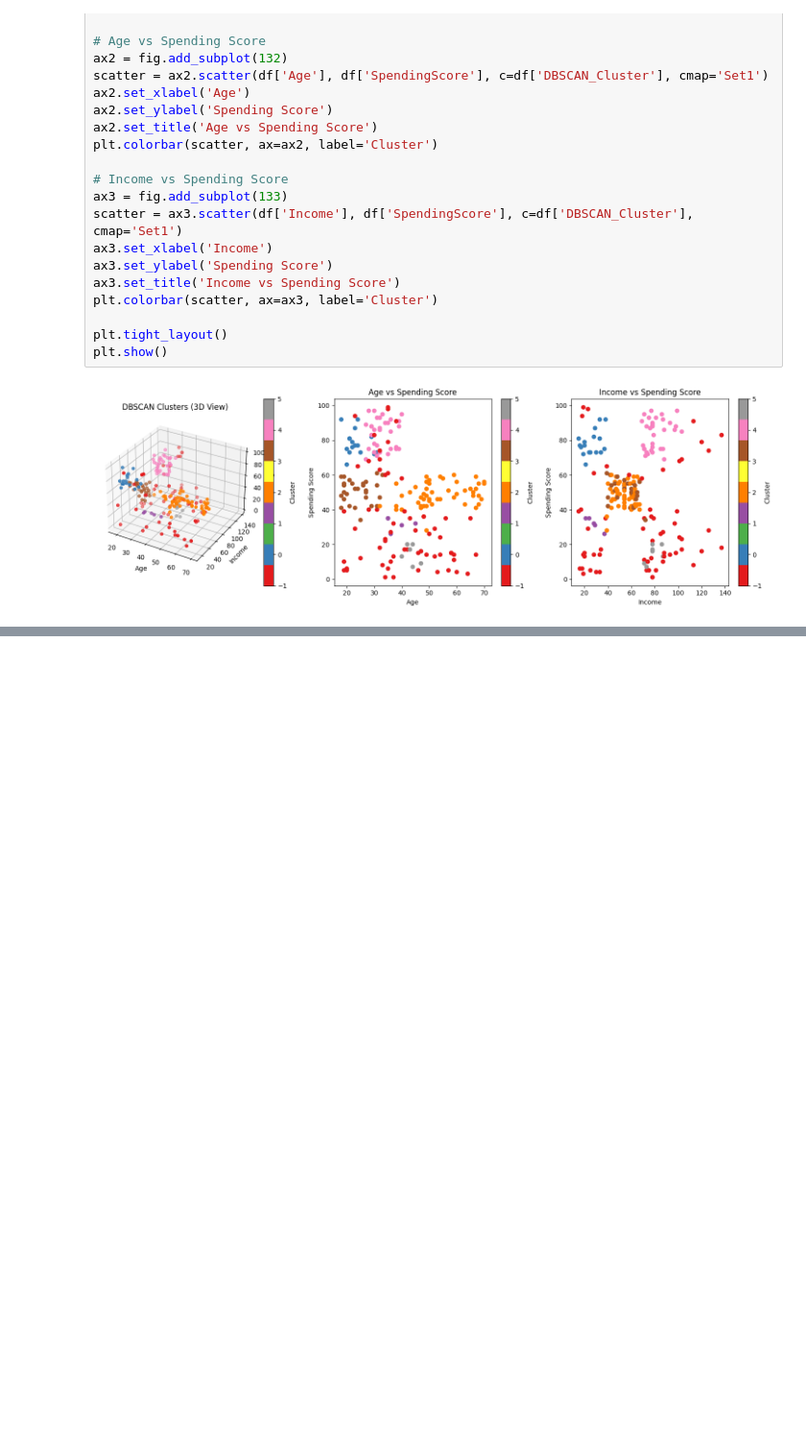
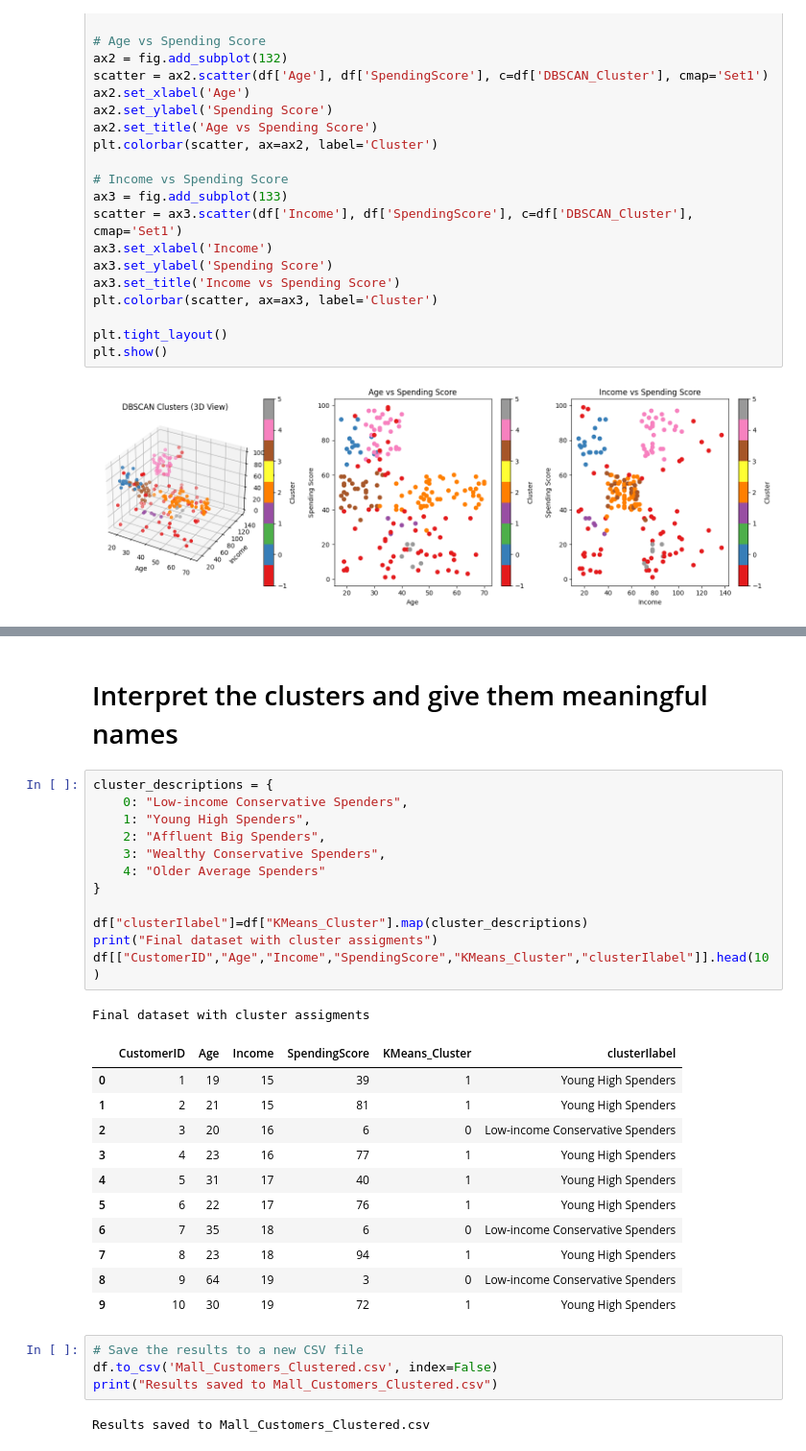
Before and after one commit to kumar-kiran-24/Mall-Customer-Segmentation, a Jupyter notebook: src/mall_custtomer_segmenation.ipynb, the cells around one changed output, grey strips where cells are left out. Shown at 96% size. Saved outputs shown, nothing was run; the diff lists cells and outputs as text; blank space fills up the shorter version.

```diff
--- a/src/mall_custtomer_segmenation.ipynb
+++ b/src/mall_custtomer_segmenation.ipynb
@@ -320,0 +386,35 @@ plt.show()
+# %% [markdown]
+
+
+# Interpret the clusters and give them meaningful names
+# %%
+cluster_descriptions = {
+    0: "Low-income Conservative Spenders",
+    1: "Young High Spenders",
+    2: "Affluent Big Spenders",
+    3: "Wealthy Conservative Spenders",
+    4: "Older Average Spenders"
+}
+
+df["clusterIlabel"]=df["KMeans_Cluster"].map(cluster_descriptions)
+print("Final dataset with cluster assigments")
+df[["CustomerID","Age","Income","SpendingScore","KMeans_Cluster","clusterIlabel"]].head(10)
+# %% [output]
+Final dataset with cluster assigments
+|  | CustomerID | Age | Income | SpendingScore | KMeans_Cluster | clusterIlabel |
+| 0 | 1 | 19 | 15 | 39 | 1 | Young High Spenders |
+| 1 | 2 | 21 | 15 | 81 | 1 | Young High Spenders |
+| 2 | 3 | 20 | 16 | 6 | 0 | Low-income Conservative Spenders |
+| 3 | 4 | 23 | 16 | 77 | 1 | Young High Spenders |
+| 4 | 5 | 31 | 17 | 40 | 1 | Young High Spenders |
+| 5 | 6 | 22 | 17 | 76 | 1 | Young High Spenders |
+| 6 | 7 | 35 | 18 | 6 | 0 | Low-income Conservative Spenders |
+| 7 | 8 | 23 | 18 | 94 | 1 | Young High Spenders |
+| 8 | 9 | 64 | 19 | 3 | 0 | Low-income Conservative Spenders |
+| 9 | 10 | 30 | 19 | 72 | 1 | Young High Spenders |
+# %%
+# Save the results to a new CSV file
+df.to_csv('Mall_Customers_Clustered.csv', index=False)
+print("Results saved to Mall_Customers_Clustered.csv")
+# %% [output]
+Results saved to Mall_Customers_Clustered.csv
```
Also changed, not shown: parts of 6 cells of this notebook, 1 other file.
